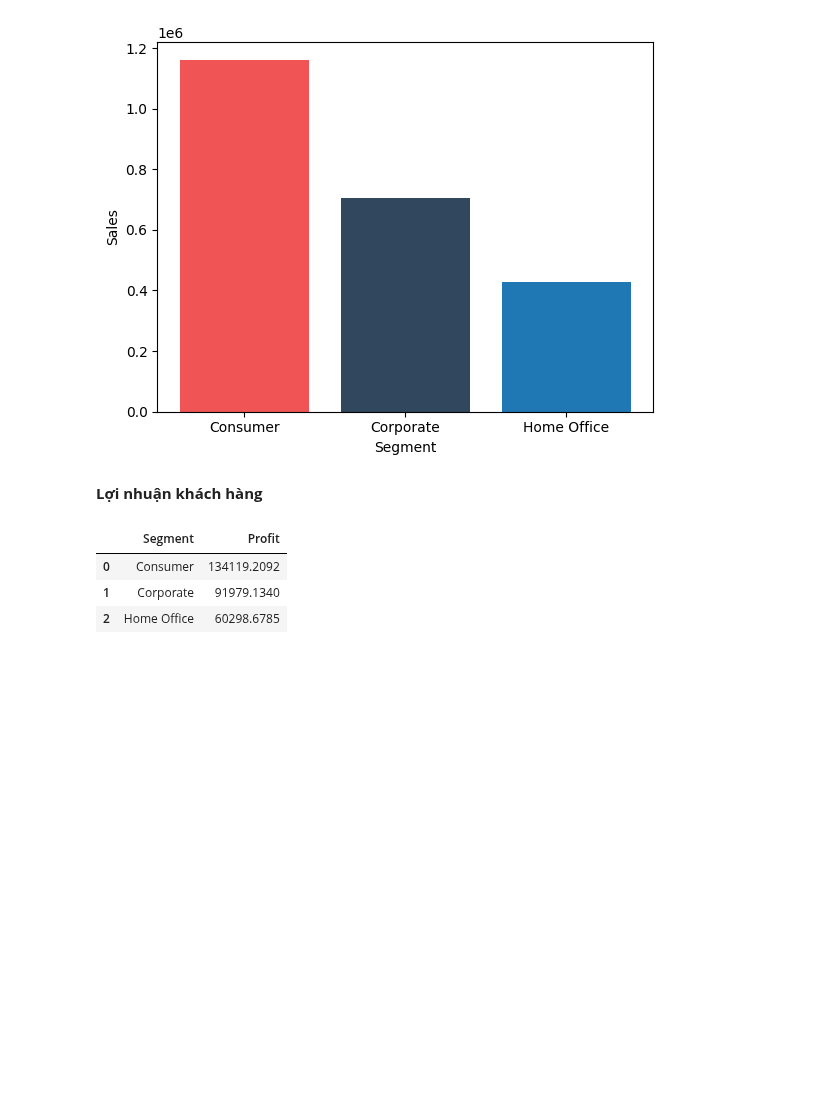
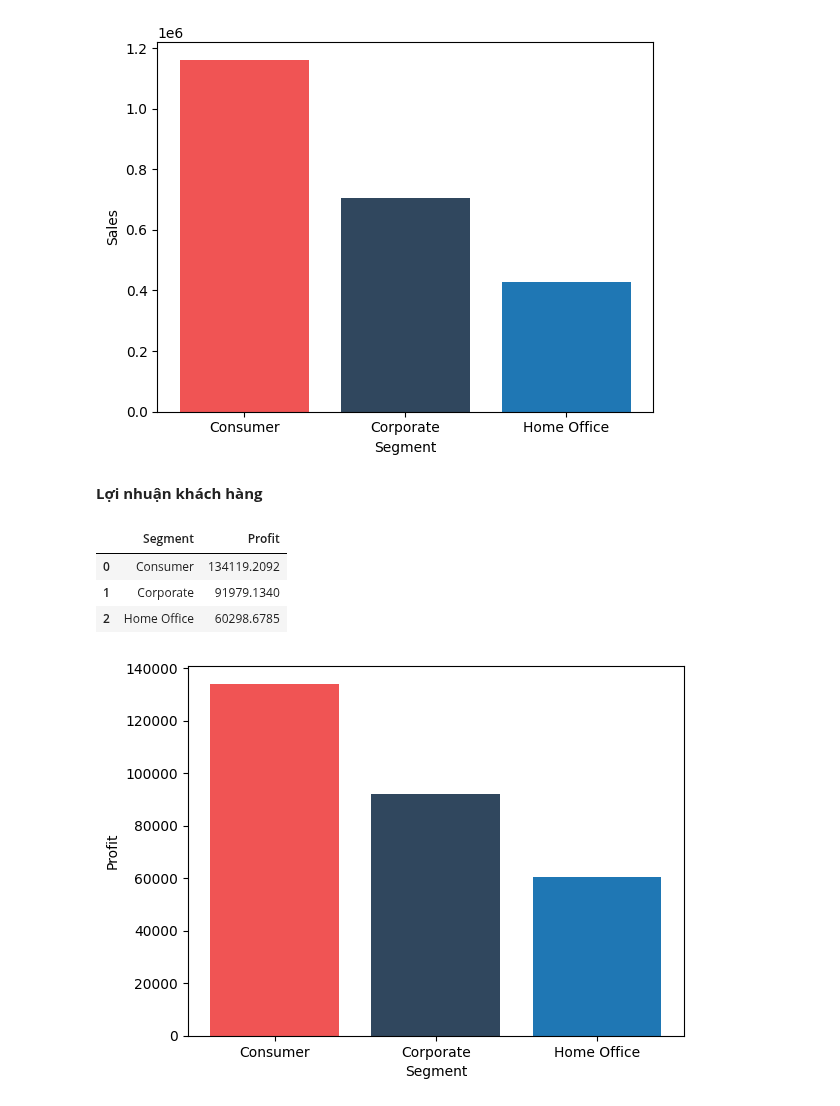
Before and after one commit to khangnl24112002/DataVisualization_Group02_Lab01, a Jupyter notebook: main.ipynb, the cells around one changed output. Cells and saved outputs as stored; diff of their text form; code cells hidden in the pictures; blank space fills up the shorter version.

Commit message:
Analyze Customer profit

```diff
--- a/main.ipynb
+++ b/main.ipynb
@@ -465,3 +465,7 @@ segments_info[['Segment' , 'Profit']]
 | 0 | Consumer | 134119.2092 |
 | 1 | Corporate | 91979.1340 |
 | 2 | Home Office | 60298.6785 |
+# %%
+Viz_Bar(segments_info , 'Segment' ,'Profit')
+# %% [output]
+[figure, added]
```
